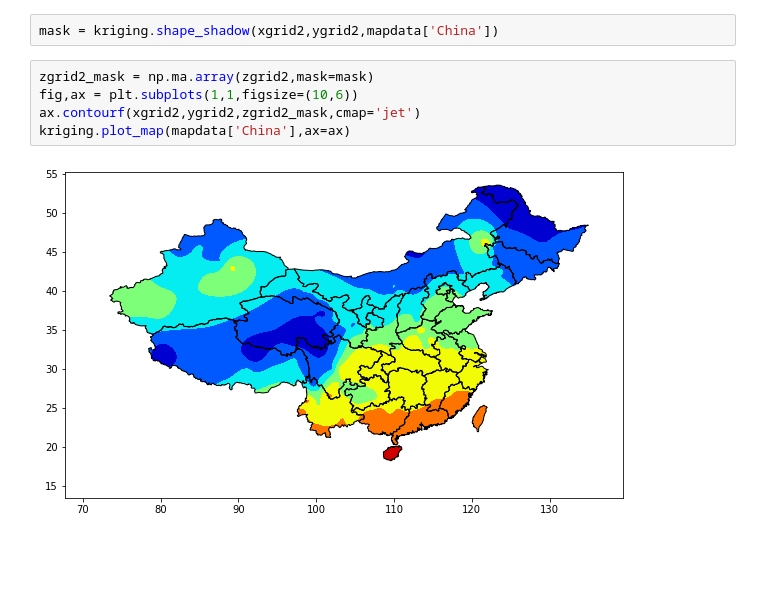
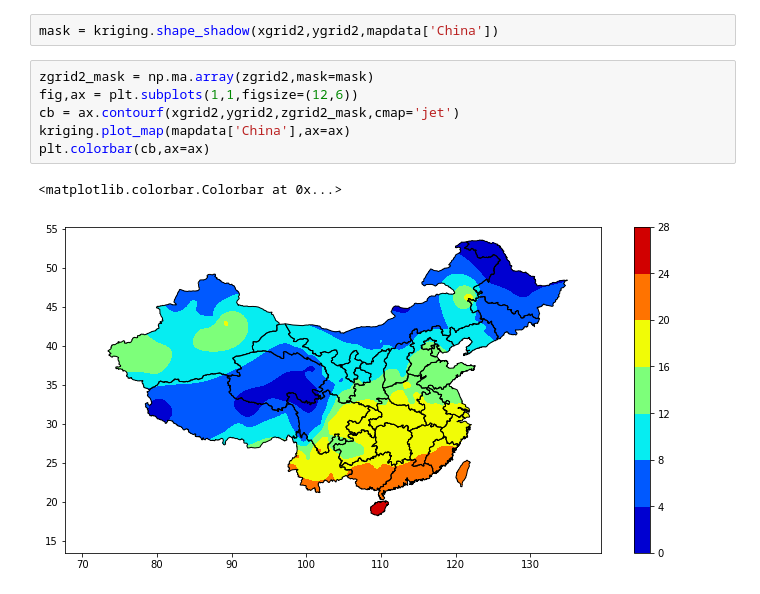
Before and after one commit to ERSSLE/ordinary_kriging, a Jupyter notebook: test.ipynb, the cells around one changed output. Cells and saved outputs as stored; diff of their text form; blank space fills up the shorter version.

```diff
--- a/test.ipynb
+++ b/test.ipynb
@@ -60,8 +60,10 @@ kriging.plot_map(mapdata['China'],ax=ax)
 mask = kriging.shape_shadow(xgrid2,ygrid2,mapdata['China'])
 # %%
 zgrid2_mask = np.ma.array(zgrid2,mask=mask)
-fig,ax = plt.subplots(1,1,figsize=(10,6))
-ax.contourf(xgrid2,ygrid2,zgrid2_mask,cmap='jet')
+fig,ax = plt.subplots(1,1,figsize=(12,6))
+cb = ax.contourf(xgrid2,ygrid2,zgrid2_mask,cmap='jet')
 kriging.plot_map(mapdata['China'],ax=ax)
+plt.colorbar(cb,ax=ax)
 # %% [output]
+<matplotlib.colorbar.Colorbar at 0x...>
-[figure, old version]
+[figure, new version]
```
